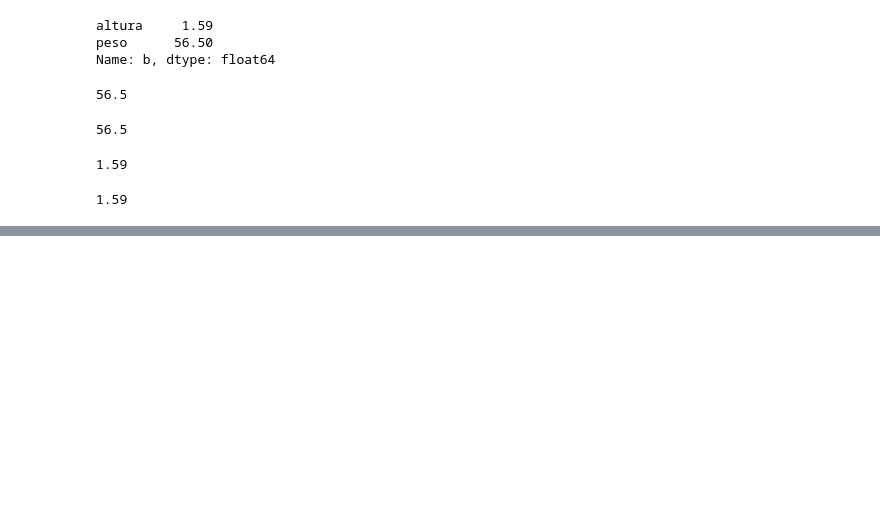
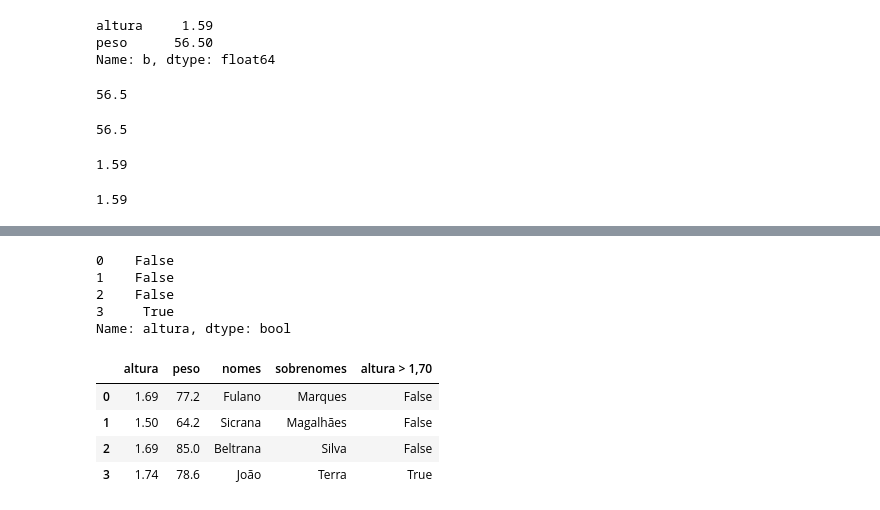
Before and after one commit to carolinarutililima/ADA_Santander, a Jupyter notebook: Técnicas de Programação I (PY)/Aula_5.ipynb, the cells around one changed output, grey strips where cells are left out. Drawn from its saved outputs; the diff is of its cells as text; code cells hidden in the pictures; blank space fills up the shorter version.

```diff
--- a/Técnicas de Programação I (PY)/Aula_5.ipynb
+++ b/Técnicas de Programação I (PY)/Aula_5.ipynb
@@ -163,0 +184,9 @@ df.loc['b', 'altura']
+# %%
+dados = [
+  [1.69, 87.0, 'Fulano'],
+  [1.59, 56.5, 'Sicrana'],
+  [1.69, 90.3, 'Beltrana'],
+  [1.74, 78.6, 'João']
+]
+df = pd.DataFrame(dados, columns=['altura', 'peso', 'nomes'])
+df
@@ -163,0 +282,17 @@ df.loc['b', 'altura']
+# %%
+df['altura'] > 1.70
+# %% [output]
+0    False
+1    False
+2    False
+3     True
+Name: altura, dtype: bool
+# %%
+df['altura > 1,70'] = df['altura'] > 1.70
+df
+# %% [output]
+|  | altura | peso | nomes | sobrenomes | altura > 1,70 |
+| 0 | 1.69 | 77.2 | Fulano | Marques | False |
+| 1 | 1.50 | 64.2 | Sicrana | Magalhães | False |
+| 2 | 1.69 | 85.0 | Beltrana | Silva | False |
+| 3 | 1.74 | 78.6 | João | Terra | True |
```
Also changed, not shown: parts of 62 cells of this notebook, 4 other files.
